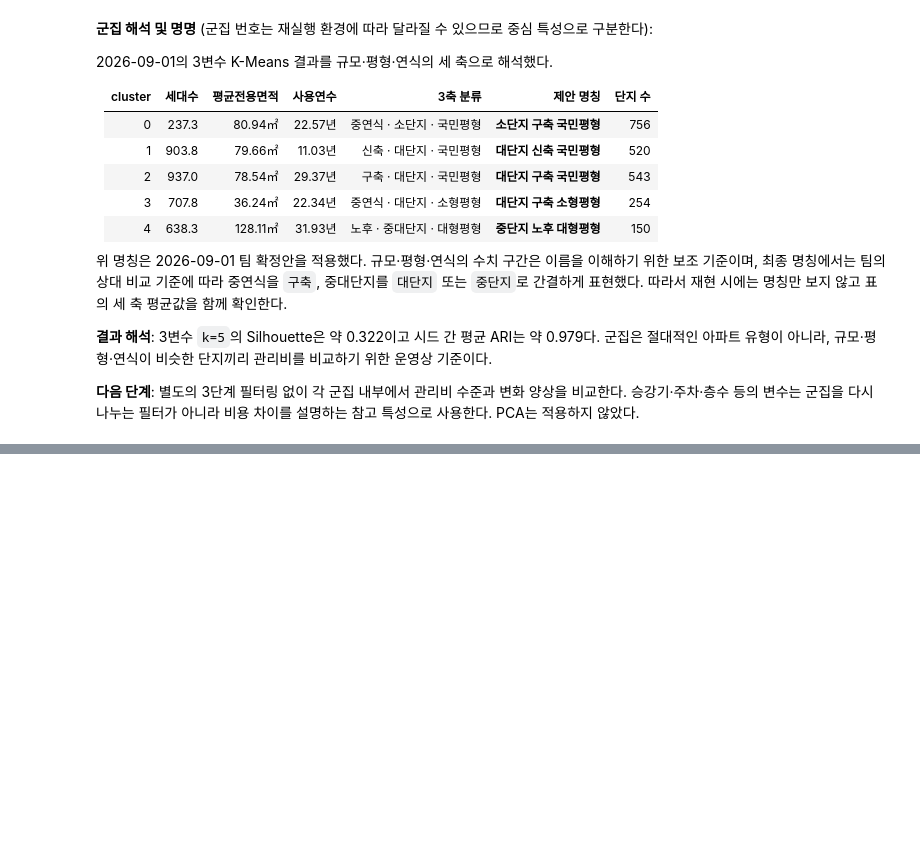
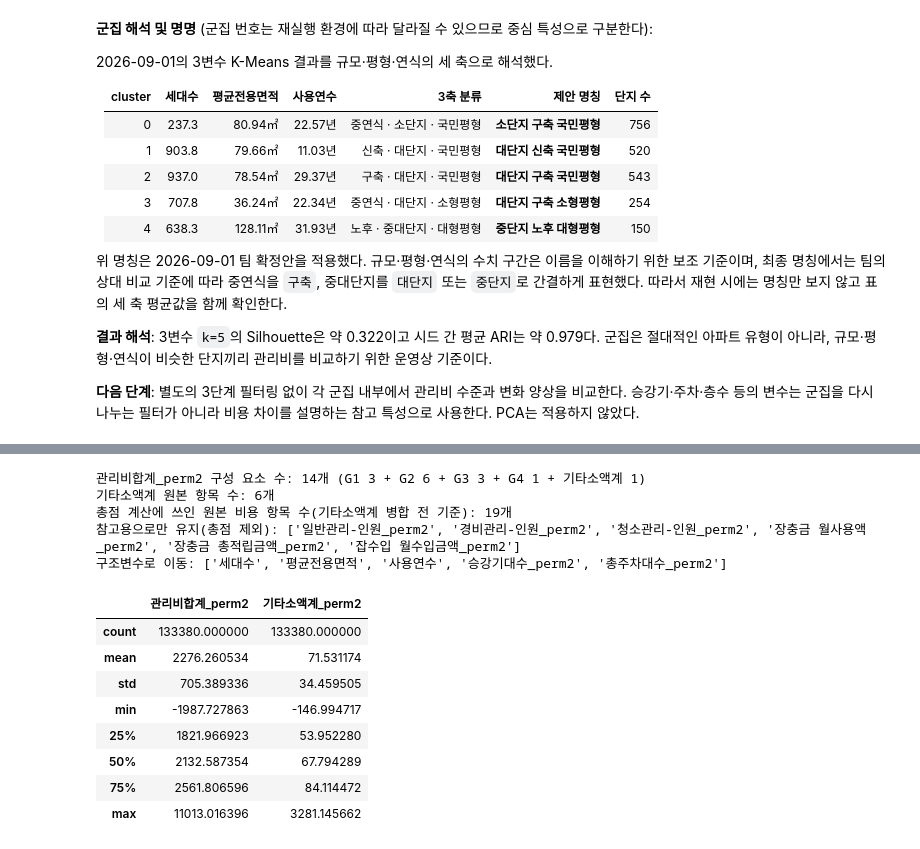
Before and after one commit to roh-git/mlapt_project, a Jupyter notebook: main_analysis.ipynb, the cells around one changed output, grey strips where cells are left out. Saved outputs shown, nothing was run; the diff lists cells and outputs as text; code cells hidden in the pictures; blank space fills up the shorter version.

```diff
--- a/main_analysis.ipynb
+++ b/main_analysis.ipynb
@@ -798,0 +815,47 @@ fig.show()
+# %%
+# 그룹별 최종 반영 항목 (2026-09-02 팀 결정)
+G1_ITEMS = ['인건비_perm2', '경비비_perm2', '청소비_perm2']
+G2_ITEMS = ['난방비(공용)_perm2', '난방비(전용)_perm2', '급탕비(전용)_perm2',
+            '전기료(공용)_perm2', '전기료(전용)_perm2', '수도료(전용)_perm2']
+G3_ITEMS = ['승강기유지비_perm2', '수선비_perm2', '소독비_perm2']
+G4_ITEMS = ['장충금 월부과액_perm2']
+G5_RAW_ITEMS = ['제사무비_perm2', '피복비_perm2', '건물보험료_perm2',
+                '그밖의부대비용_perm2', '생활폐기물수수료_perm2', '입대의운영비_perm2']
+
+# 총점에서 제외 — 참고용으로만 컬럼을 유지한다 (per_df에서 삭제하지 않음)
+REFERENCE_ONLY_HEADCOUNT = ['일반관리-인원_perm2', '경비관리-인원_perm2', '청소관리-인원_perm2']  # G1과 상관 0.76~0.85로 중복
+EXCLUDED_JANGCHUNG = ['장충금 월사용액_perm2', '장충금 총적립금액_perm2']  # stock/flow 성격이 달라 대표성 부족
+EXCLUDED_MISC_INCOME = ['잡수입 월수입금액_perm2']  # 비용이 아니라 수입이므로 별도 보관
+
+# 구조변수로 이동 (비용 항목에서 제외)
+STRUCTURAL_COLS = ['세대수', '평균전용면적', '사용연수', '승강기대수_perm2', '총주차대수_perm2']
+
+# 기타소액계: G5 6개 항목 합산
+per_df['기타소액계_perm2'] = per_df[G5_RAW_ITEMS].sum(axis=1)
+
+# 관리비합계: G1+G2+G3+G4+기타소액계
+COST_SCORE_ITEMS = G1_ITEMS + G2_ITEMS + G3_ITEMS + G4_ITEMS + ['기타소액계_perm2']
+per_df['관리비합계_perm2'] = per_df[COST_SCORE_ITEMS].sum(axis=1)
+
+print(f"관리비합계_perm2 구성 요소 수: {len(COST_SCORE_ITEMS)}개 (G1 {len(G1_ITEMS)} + G2 {len(G2_ITEMS)} + G3 {len(G3_ITEMS)} + G4 {len(G4_ITEMS)} + 기타소액계 1)")
+print(f"기타소액계 원본 항목 수: {len(G5_RAW_ITEMS)}개")
+print(f"총점 계산에 쓰인 원본 비용 항목 수(기타소액계 병합 전 기준): {len(G1_ITEMS) + len(G2_ITEMS) + len(G3_ITEMS) + len(G4_ITEMS) + len(G5_RAW_ITEMS)}개")
+print(f"참고용으로만 유지(총점 제외): {REFERENCE_ONLY_HEADCOUNT + EXCLUDED_JANGCHUNG + EXCLUDED_MISC_INCOME}")
+print(f"구조변수로 이동: {STRUCTURAL_COLS}")
+
+per_df[['단지코드', '관리비합계_perm2', '기타소액계_perm2']].describe()
+# %% [output]
+관리비합계_perm2 구성 요소 수: 14개 (G1 3 + G2 6 + G3 3 + G4 1 + 기타소액계 1)
+기타소액계 원본 항목 수: 6개
+총점 계산에 쓰인 원본 비용 항목 수(기타소액계 병합 전 기준): 19개
+참고용으로만 유지(총점 제외): ['일반관리-인원_perm2', '경비관리-인원_perm2', '청소관리-인원_perm2', '장충금 월사용액_perm2', '장충금 총적립금액_perm2', '잡수입 월수입금액_perm2']
+구조변수로 이동: ['세대수', '평균전용면적', '사용연수', '승강기대수_perm2', '총주차대수_perm2']
+|  | 관리비합계_perm2 | 기타소액계_perm2 |
+| count | 133380.000000 | 133380.000000 |
+| mean | 2276.260534 | 71.531174 |
+| std | 705.389336 | 34.459505 |
+| min | -1987.727863 | -146.994717 |
+| 25% | 1821.966923 | 53.952280 |
+| 50% | 2132.587354 | 67.794289 |
+| 75% | 2561.806596 | 84.114472 |
+| max | 11013.016396 | 3281.145662 |
```
Also changed, not shown: parts of 1 cell of this notebook, 2 other files.
